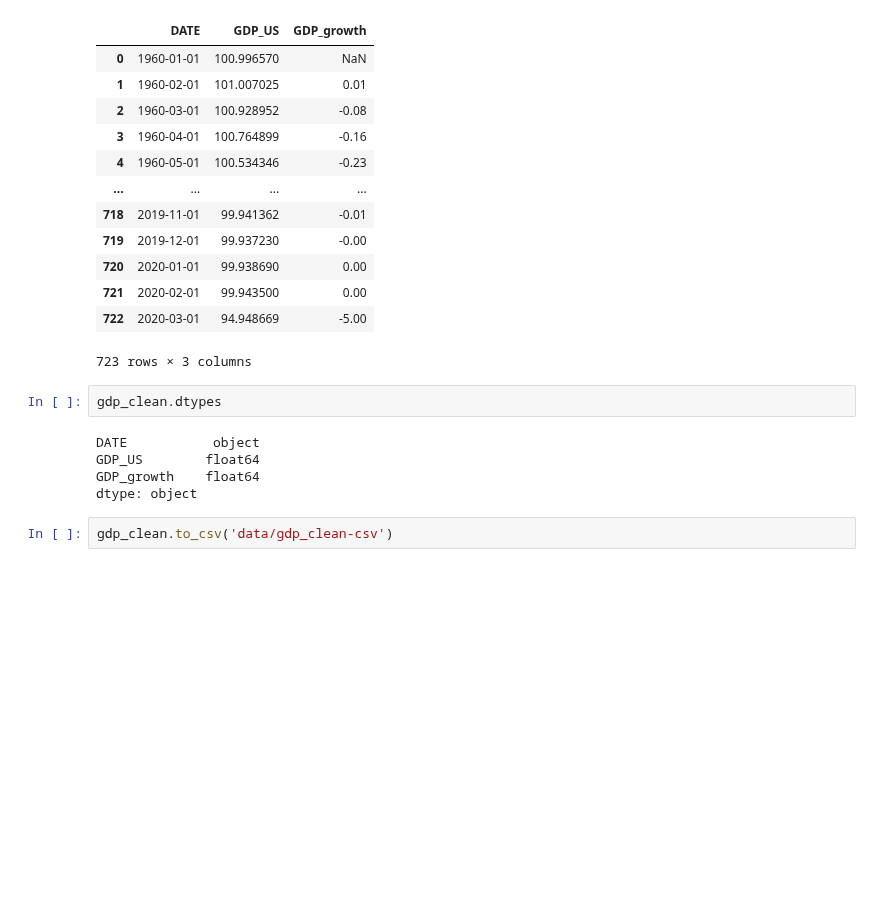
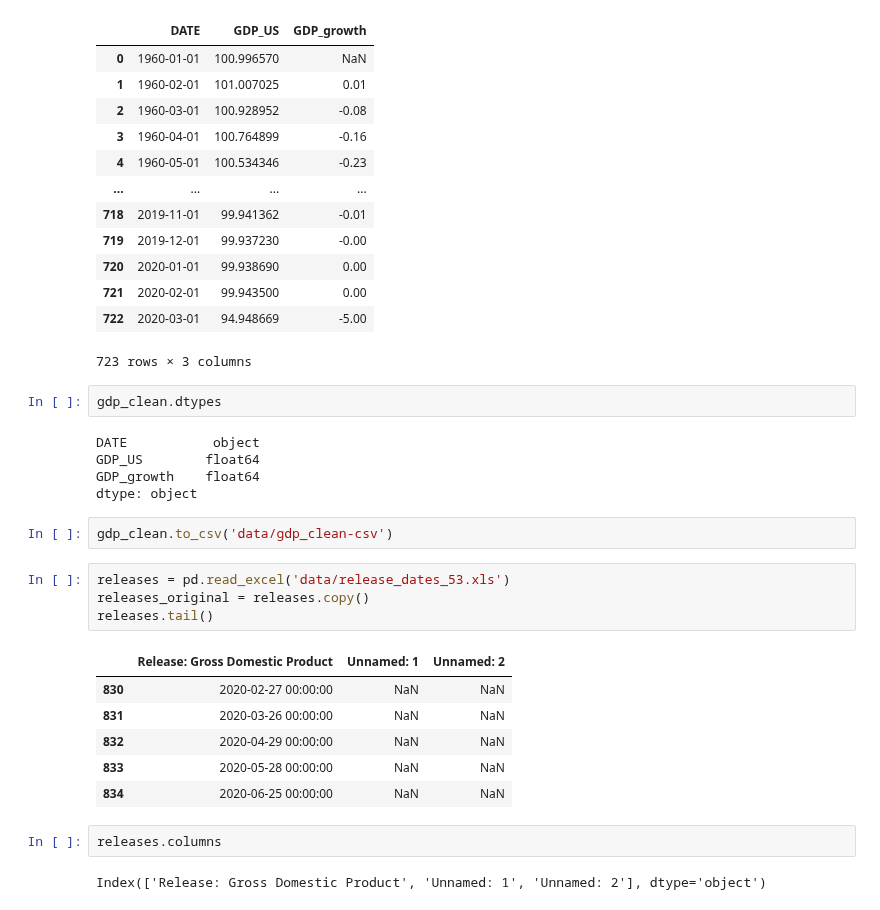
Before and after one commit to ta-data-bcn/Project-Week-3-Data-Thieves, a Jupyter notebook: your-project/GDP_dataset_cleanup.ipynb, the cells around one changed output. Saved outputs shown, nothing was run; the diff lists cells and outputs as text; blank space fills up the shorter version.

Commit message:
adding data

```diff
--- a/your-project/GDP_dataset_cleanup.ipynb
+++ b/your-project/GDP_dataset_cleanup.ipynb
@@ -67,3 +67,18 @@ GDP_growth    float64
 dtype: object
 # %%
 gdp_clean.to_csv('data/gdp_clean-csv')
+# %%
+releases = pd.read_excel('data/release_dates_53.xls')
+releases_original = releases.copy()
+releases.tail()
+# %% [output]
+|  | Release: Gross Domestic Product | Unnamed: 1 | Unnamed: 2 |
+| 830 | 2020-02-27 00:00:00 | NaN | NaN |
+| 831 | 2020-03-26 00:00:00 | NaN | NaN |
+| 832 | 2020-04-29 00:00:00 | NaN | NaN |
+| 833 | 2020-05-28 00:00:00 | NaN | NaN |
+| 834 | 2020-06-25 00:00:00 | NaN | NaN |
+# %%
+releases.columns
+# %% [output]
+Index(['Release: Gross Domestic Product', 'Unnamed: 1', 'Unnamed: 2'], dtype='object')
```
Also changed, not shown: parts of 1 cell of this notebook, 8 other files.
